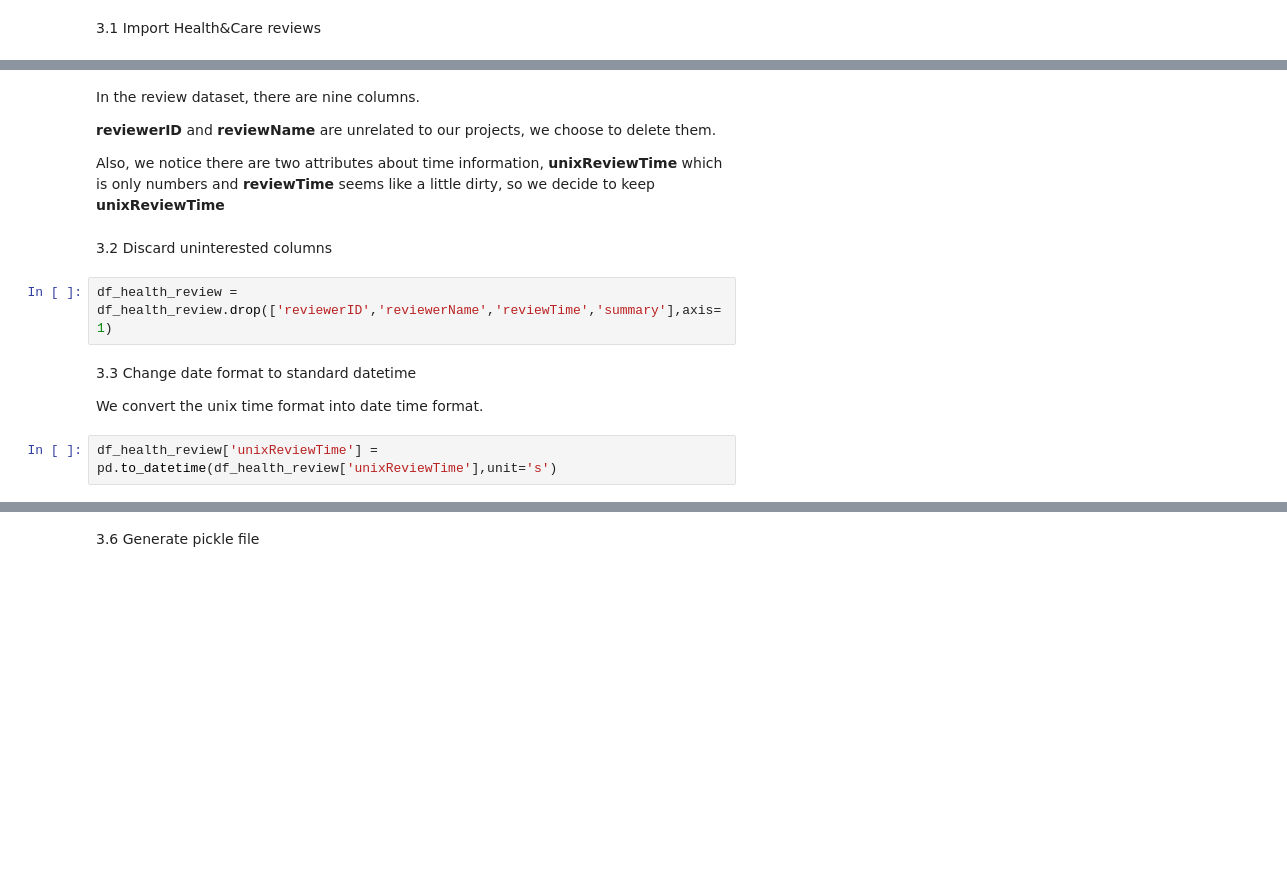
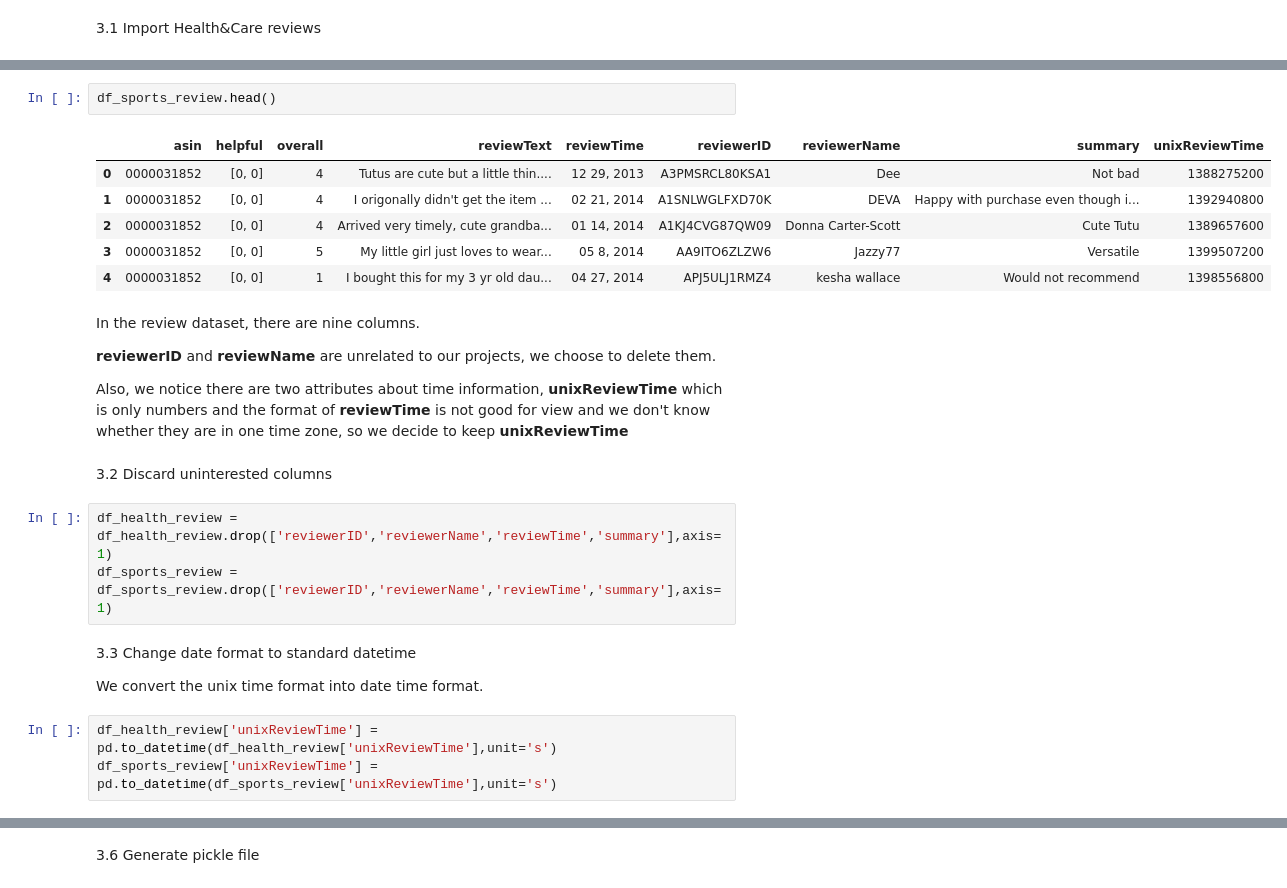
Before and after one commit to epfl-ada-2018/ada007project, a Jupyter notebook: Data_Preprocessing.ipynb, the cells around one changed output, grey strips where cells are left out. Saved outputs shown, nothing was run; the diff lists cells and outputs as text; blank space fills up the shorter version.

```diff
--- a/Data_Preprocessing.ipynb
+++ b/Data_Preprocessing.ipynb
@@ -160,16 +286,27 @@ df_health_review.head()
+# %%
+df_sports_review.head()
+# %% [output]
+|  | asin | helpful | overall | reviewText | reviewTime | reviewerID | reviewerName | summary | unixReviewTime |
+| 0 | 0000031852 | [0, 0] | 4 | Tutus are cute but a little thin.... | 12 29, 2013 | A3PMSRCL80KSA1 | Dee | Not bad | 1388275200 |
+| 1 | 0000031852 | [0, 0] | 4 | I origonally didn't get the item ... | 02 21, 2014 | A1SNLWGLFXD70K | DEVA | Happy with purchase even though i... | 1392940800 |
+| 2 | 0000031852 | [0, 0] | 4 | Arrived very timely, cute grandba... | 01 14, 2014 | A1KJ4CVG87QW09 | Donna Carter-Scott | Cute Tutu | 1389657600 |
+| 3 | 0000031852 | [0, 0] | 5 | My little girl just loves to wear... | 05 8, 2014 | AA9ITO6ZLZW6 | Jazzy77 | Versatile | 1399507200 |
+| 4 | 0000031852 | [0, 0] | 1 | I bought this for my 3 yr old dau... | 04 27, 2014 | APJ5ULJ1RMZ4 | kesha wallace | Would not recommend | 1398556800 |
 # %% [markdown]
 In the review dataset, there are nine columns.
 
 **reviewerID** and **reviewName** are unrelated to our projects, we choose to delete them.
 
-Also, we notice there are two attributes about time information, **unixReviewTime** which is only numbers and **reviewTime** seems like a little dirty, so we decide to keep **unixReviewTime**
+Also, we notice there are two attributes about time information, **unixReviewTime** which is only numbers and the format of **reviewTime** is not good for view and we don't know whether they are in one time zone, so we decide to keep **unixReviewTime**
 # %% [markdown]
 3.2  Discard uninterested columns
 # %%
 df_health_review = df_health_review.drop(['reviewerID','reviewerName','reviewTime','summary'],axis=1)
+df_sports_review = df_sports_review.drop(['reviewerID','reviewerName','reviewTime','summary'],axis=1)
 # %% [markdown]
 3.3 Change date format to standard datetime
 
 We convert the unix time format into date time format.
 # %%
 df_health_review['unixReviewTime'] = pd.to_datetime(df_health_review['unixReviewTime'],unit='s')
+df_sports_review['unixReviewTime'] = pd.to_datetime(df_sports_review['unixReviewTime'],unit='s')
```
Also changed, not shown: parts of 71 cells of this notebook.
